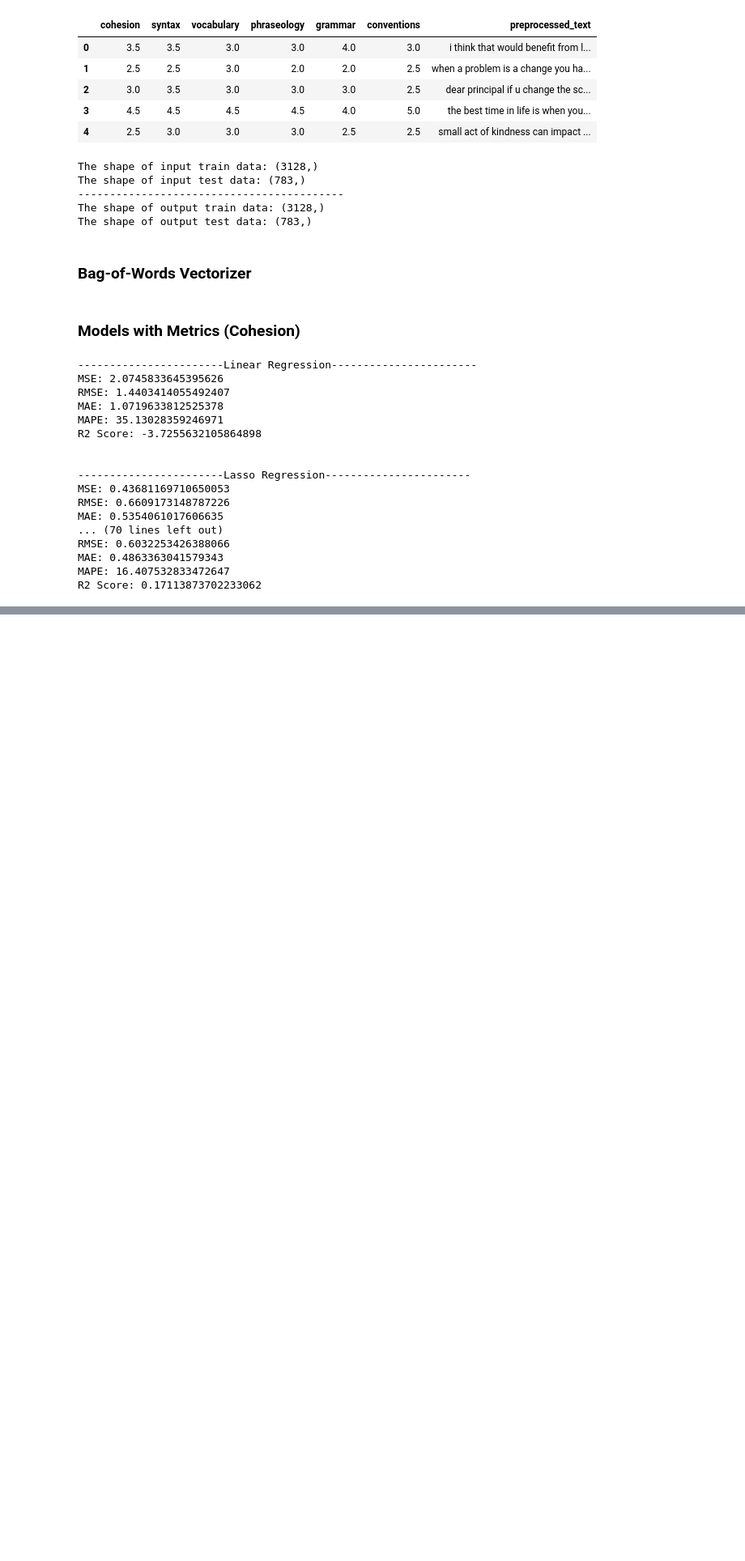
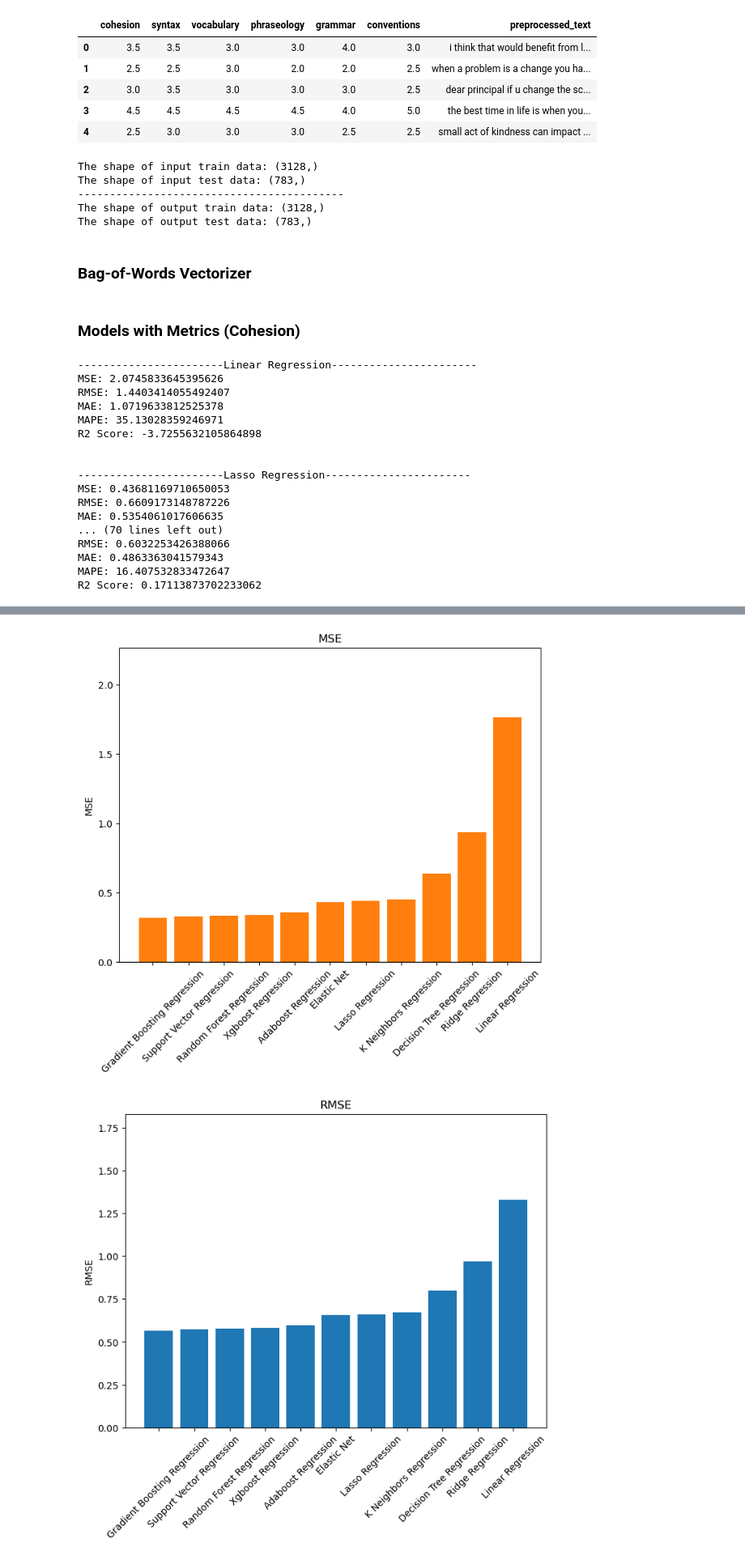
Before and after one commit to suhasmaddali/English-Language-Learning-Prediction-with-AI-and-Machine-Learning, a Jupyter notebook: BOW Representation + ML Models.ipynb, the cells around one changed output, grey strips where cells are left out. Shown at 81% size. Cells and saved outputs as stored; diff of their text form; code cells hidden in the pictures; blank space fills up the shorter version.

Commit message:
Added Metrics for ML models for Cohesion, Syntax and Vocabulary output variables

```diff
--- a/BOW Representation + ML Models.ipynb
+++ b/BOW Representation + ML Models.ipynb
@@ -476,0 +605,78 @@ print(table.get_string())
+# %%
+# Define the x axis labels
+labels = ["Linear Regression", "Lasso Regression", "Ridge Regression", "Elastic Net",
+          "Decision Tree Regression", "Random Forest Regression", "Gradient Boosting Regression",
+          "Adaboost Regression", "K Neighbors Regression", "Support Vector Regression", "Xgboost Regression"]
+
+# Define the color for each metric
+colors = ["#ff7f0e", "#1f77b4", "#2ca02c", "#d62728", "#9467bd"]
+
+# Define the metric names and their corresponding values
+metric_names = ["MSE", "RMSE", "MAE", "MAPE", "R2 Score"]
+metrics_list = [[mse_linear_reg, mse_lasso, mse_ridge, mse_elastic_net, mse_decision_tree,
+                mse_random_forest, mse_gradient_boosting, mse_adaboost, mse_k_neighbors,
+                mse_svr, mse_xgboost],
+               [rmse_linear_reg, rmse_lasso, rmse_ridge, rmse_elastic_net, rmse_decision_tree,
+                rmse_random_forest, rmse_gradient_boosting, rmse_adaboost, rmse_k_neighbors,
+                rmse_svr, rmse_xgboost],
+               [mae_linear_reg, mae_lasso, mae_ridge, mae_elastic_net, mae_decision_tree,
+                mae_random_forest, mae_gradient_boosting, mae_adaboost, mae_k_neighbors,
+                mae_svr, mae_xgboost],
+               [mape_linear_reg, mape_lasso, mape_ridge, mape_elastic_net, mape_decision_tree,
+                mape_random_forest, mape_gradient_boosting, mape_adaboost, mape_k_neighbors,
+                mape_svr, mape_xgboost],
+               [r2_linear_reg, r2_lasso, r2_ridge, r2_elastic_net, r2_decision_tree,
+                r2_random_forest, r2_gradient_boosting, r2_adaboost, r2_k_neighbors,
+                r2_svr, r2_xgboost]]
+
+# Plot each model for a single metric
+for i, metric_name in enumerate(metric_names):
+    # Get the metric values and corresponding model names
+    values = metrics_list[i]
+    sorted_indices = np.argsort(values)
+    sorted_values = [values[j] for j in sorted_indices]
+    sorted_labels = [labels[j] for j in sorted_indices]
+
+    if metric_name == "R2 Score":
+        # Define the colors for positive and negative bars
+        pos_color = colors[0]
+        neg_color = colors[3]
+
+        # Split the sorted values into positive and negative lists
+        pos_values = [val if val > 0 else 0 for val in sorted_values]
+        neg_values = [val if val < 0 else 0 for val in sorted_values]
+
+        # Create the figure and axes for the diverging bar plot
+        fig, ax = plt.subplots(figsize=(8,6))
+
+        # Plot the positive bars first
+        ax.bar(sorted_labels, pos_values, color=pos_color)
+
+        # Plot the negative bars on top of the positive bars
+        ax.bar(sorted_labels, neg_values, color=neg_color)
+
+        # Set the y limits based on the maximum absolute value of the metric
+        y_limit = max(sorted_values) + 0.05
+        ax.set_ylim([-y_limit, y_limit])
+
+        # Set the title, labels, and ticks for the plot
+        ax.set_title(metric_name)
+        ax.set_ylabel(metric_name)
+        ax.axhline(y=0, color='gray', linewidth=1) # Add a horizontal line at y=0
+        plt.xticks(rotation=45)
+
+        # Display the plot
+        plt.show()
+
+    else:
+        # For the other metrics, create a regular bar plot
+        fig, ax = plt.subplots(figsize=(8,6))
+        ax.bar(sorted_labels, sorted_values, color=colors[i])
+        ax.set_title(metric_name)
+        ax.set_ylabel(metric_name)
+        ax.set_ylim([0, max(sorted_values)+0.5])
+        plt.xticks(rotation=45)
+        plt.show()
+# %% [output]
+[figure, added]
+[figure, added]
```
Also changed, not shown: parts of 11 cells of this notebook.
